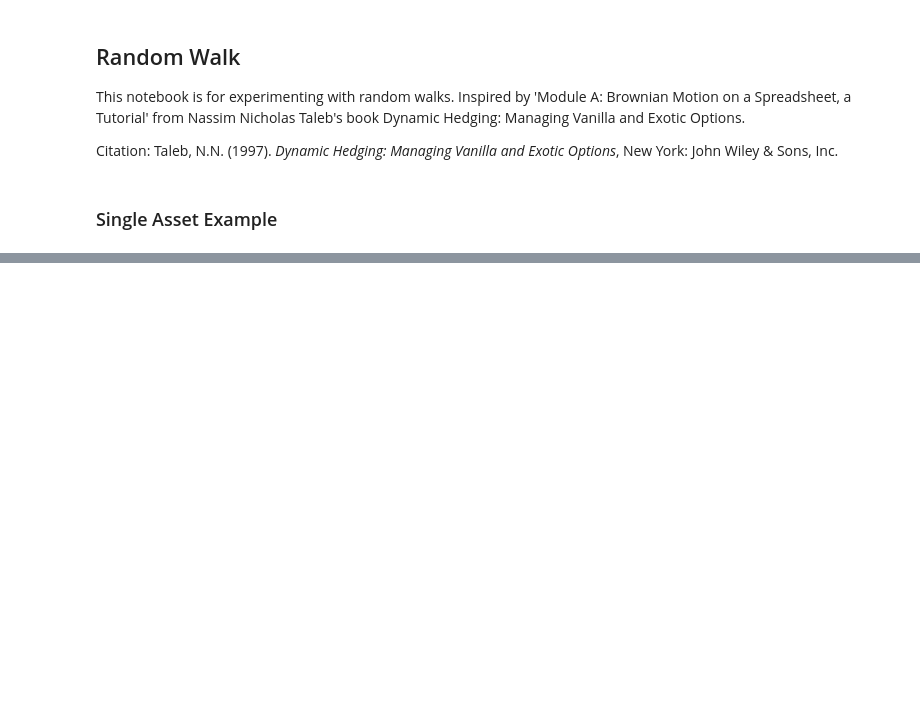
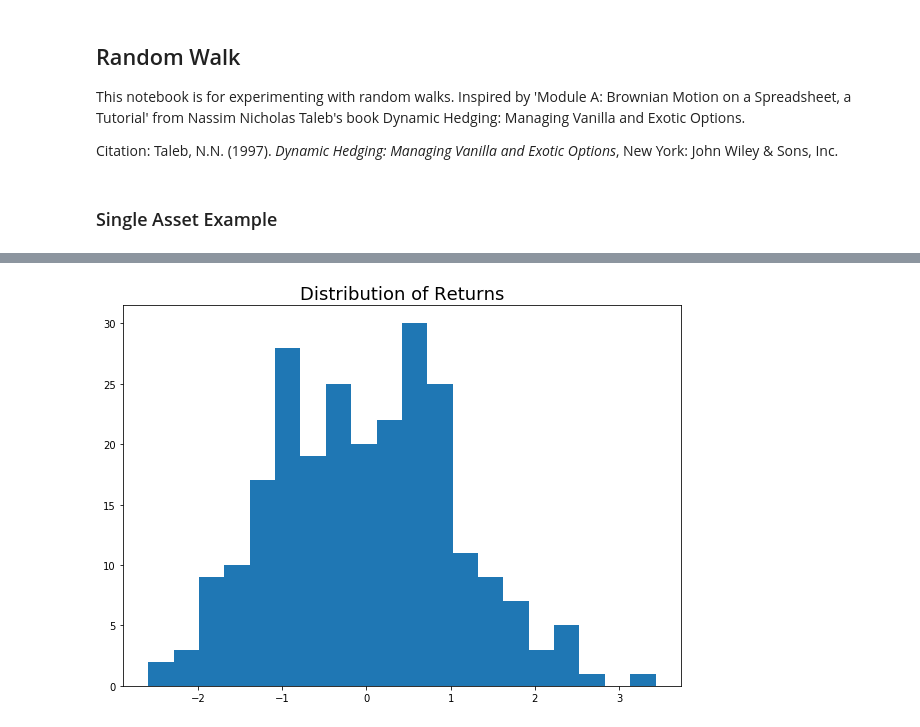
Before and after one commit to mattg12/Probability-Statistics-Sandbox, a Jupyter notebook: Random Walk.ipynb, the cells around one changed output, grey strips where cells are left out. Drawn from its saved outputs; the diff is of its cells as text; code cells hidden in the pictures; blank space fills up the shorter version.

```diff
--- a/Random Walk.ipynb
+++ b/Random Walk.ipynb
@@ -41,7 +41,10 @@ plt.ylabel('Asset Price', fontsize=14);
 df = pd.DataFrame({'Day':range(days),'Asset_Price':prices})
 # %%
 df['Returns'] = df['Asset_Price'].diff()
-# %%
-df['Direction'] = np.where(df['Returns'] > 0, 'Up', 'Down')
-# %%
-df.loc[0,'Direction'] = 0
+# %%
+plt.figure(figsize=(10,7))
+
+plt.hist(df['Returns'], bins=20)
+plt.title('Distribution of Returns', fontsize=18);
+# %% [output]
+[figure, added]
```
Also changed, not shown: parts of 6 cells of this notebook.
